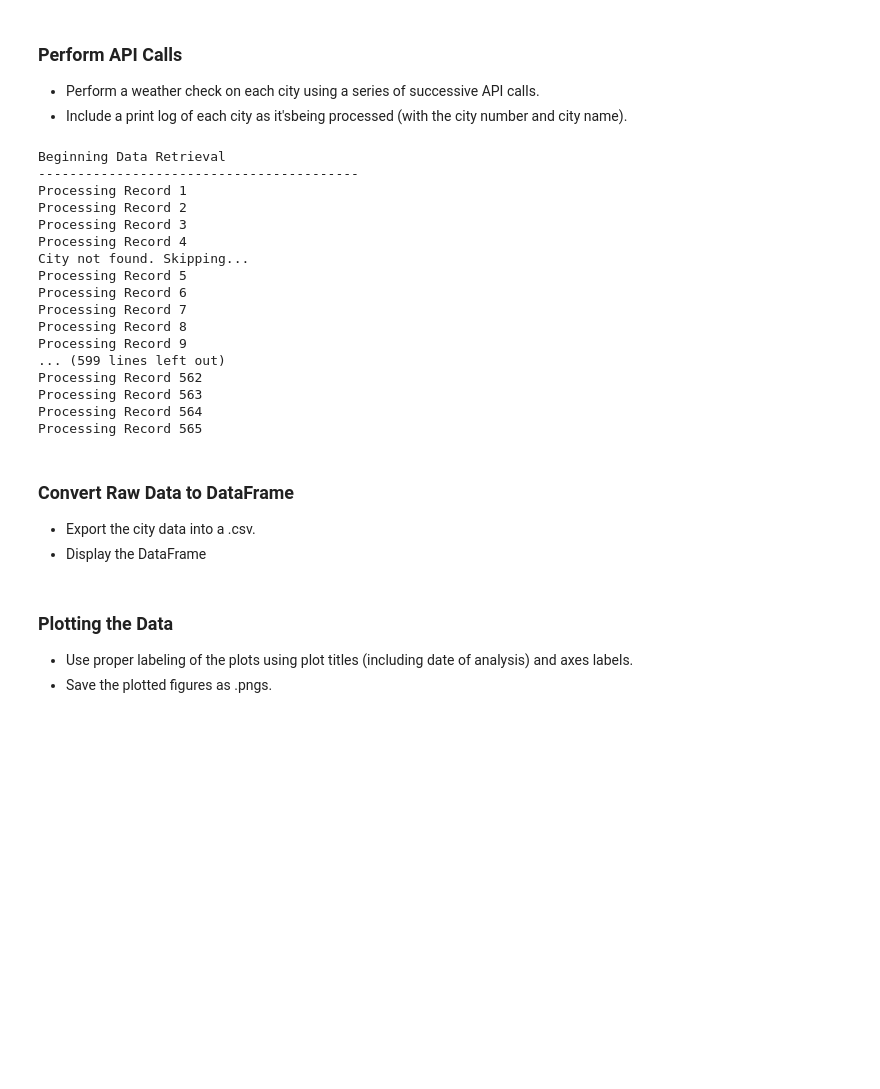
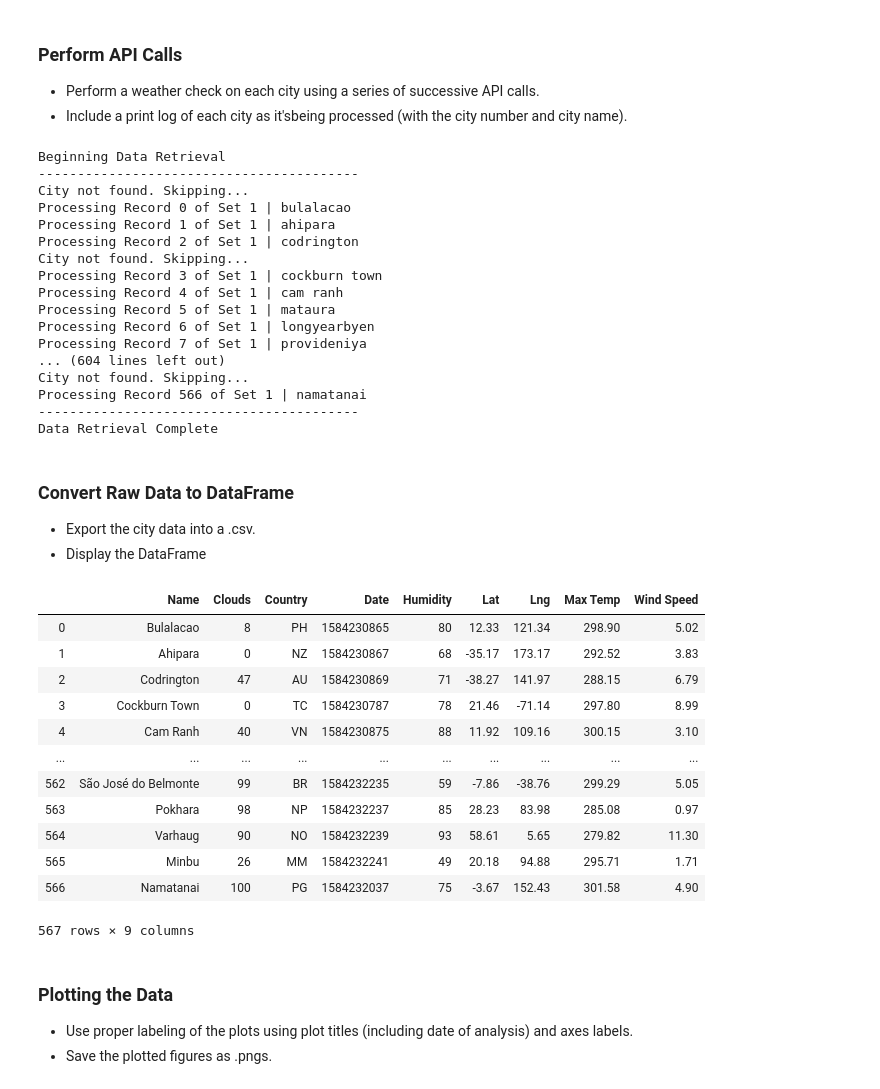
Before and after one commit to DarleneKo/api-challenge, a Jupyter notebook: starter_code/WeatherPy_Darlene.ipynb, the cells around one changed output. Drawn from its saved outputs; the diff is of its cells as text; code cells hidden in the pictures; blank space fills up the shorter version.

```diff
--- a/starter_code/WeatherPy_Darlene.ipynb
+++ b/starter_code/WeatherPy_Darlene.ipynb
@@ -56,20 +56,9 @@ len(cities)
 # %%
 # Save config information.
 base_url = "http://api.openweathermap.org/data/2.5/weather?"
-units = "metric"
 
 # Build partial query URL
 query_url = f"{base_url}appid={weather_api_key}&q="
-#query_url = f"{url}appid={weather_api_key}&units={units}&q="
-#print(query_url)
-
-# Build query URL
-#query_url = f"http://api.openweathermap.org/data/2.5/weather?q={city}&appid={weather_api_key}"
-
-# Build query URL
-#query_url = url + "appid=" + weather_api_key + "&q=" + str(city)
-#api.openweathermap.org/data/2.5/weather?q={city name}&appid={your api key}
-#query_url = url + "&q=" + str(city) + "&appid=" + weather_api_key
 
 # Initiate Count
 record_number = 0
@@ -90,17 +79,16 @@ wind_speed = []
 print(f"Beginning Data Retrieval")
 print(f"-----------------------------------------")
 
-# Loop through the list of cities and perform a request for data on each
+# Loop through the list of cities
 for city in cities:
 
-    # Create search query, make request and store in json
+    # Create search query, make request and store in json with a 2 second timer for pausing to avoid temporarily blocking my OpenWeatherMap API key
+    weather_response = requests.get(query_url + str(city))
+    weather_response_json = weather_response.json()
+    time.sleep(2)
 
-
+    # Try to retrieve and store weather conditions into lists and if a random city is not found in the Open Weathermap then skip
     try:
-        weather_response = requests.get(query_url + str(city))
-        weather_response_json = weather_response.json()
-        time.sleep(2)
-
         name_city.append(weather_response_json["name"])
         cloudiness.append(weather_response_json["clouds"]["all"])
         country.append(weather_response_json["sys"]["country"])
@@ -111,30 +99,34 @@ for city in cities:
         max_temp.append(weather_response_json["main"]["temp_max"])
         wind_speed.append(weather_response_json["wind"]["speed"])
 
-        #print(f"Processing Record {record_number} of Set {record_set} | {city}")
+        print(f"Processing Record {record_number} of Set {record_set} | {city}")
         record_number += 1
-        print(f"Processing Record {record_number}")
+        #print(f"Processing Record {record_number}")
+
     except:
         # Append null values
         print("City not found. Skipping...")
+
+print(f"-----------------------------------------")
+print(f"Data Retrieval Complete")
 # %% [output]
 Beginning Data Retrieval
 -----------------------------------------
-Processing Record 1
-Processing Record 2
-Processing Record 3
-Processing Record 4
 City not found. Skipping...
-Processing Record 5
-Processing Record 6
-Processing Record 7
-Processing Record 8
-Processing Record 9
-... (599 lines left out)
-Processing Record 562
-Processing Record 563
-Processing Record 564
-Processing Record 565
+Processing Record 0 of Set 1 | bulalacao
+Processing Record 1 of Set 1 | ahipara
+Processing Record 2 of Set 1 | codrington
+City not found. Skipping...
+Processing Record 3 of Set 1 | cockburn town
+Processing Record 4 of Set 1 | cam ranh
+Processing Record 5 of Set 1 | mataura
+Processing Record 6 of Set 1 | longyearbyen
+Processing Record 7 of Set 1 | provideniya
+... (604 lines left out)
+City not found. Skipping...
+Processing Record 566 of Set 1 | namatanai
+-----------------------------------------
+Data Retrieval Complete
 # %% [markdown]
 ### Convert Raw Data to DataFrame
 * Export the city data into a .csv.
@@ -142,18 +134,33 @@ Processing Record 565
 # %%
 # Create a data frame from lists defined above
 
 weather_dictionary = {"Name": name_city,
                       "Clouds": cloudiness,
                       "Country": country,
                       "Date": date,
                       "Humidity": humidity,
                       "Lat": latitude,
                       "Lng": longitude,
                       "Max Temp": max_temp,
                       "Wind Speed": wind_speed}
 
 weather_data = pd.DataFrame(weather_dictionary)
+weather_data.to_csv("weather_output.csv")
 weather_data
+# %% [output]
+|  | Name | Clouds | Country | Date | Humidity | Lat | Lng | Max Temp | Wind Speed |
+| 0 | Bulalacao | 8 | PH | 1584230865 | 80 | 12.33 | 121.34 | 298.90 | 5.02 |
+| 1 | Ahipara | 0 | NZ | 1584230867 | 68 | -35.17 | 173.17 | 292.52 | 3.83 |
+| 2 | Codrington | 47 | AU | 1584230869 | 71 | -38.27 | 141.97 | 288.15 | 6.79 |
+| 3 | Cockburn Town | 0 | TC | 1584230787 | 78 | 21.46 | -71.14 | 297.80 | 8.99 |
+| 4 | Cam Ranh | 40 | VN | 1584230875 | 88 | 11.92 | 109.16 | 300.15 | 3.10 |
+| ... | ... | ... | ... | ... | ... | ... | ... | ... | ... |
+| 562 | São José do Belmonte | 99 | BR | 1584232235 | 59 | -7.86 | -38.76 | 299.29 | 5.05 |
+| 563 | Pokhara | 98 | NP | 1584232237 | 85 | 28.23 | 83.98 | 285.08 | 0.97 |
+| 564 | Varhaug | 90 | NO | 1584232239 | 93 | 58.61 | 5.65 | 279.82 | 11.30 |
+| 565 | Minbu | 26 | MM | 1584232241 | 49 | 20.18 | 94.88 | 295.71 | 1.71 |
+| 566 | Namatanai | 100 | PG | 1584232037 | 75 | -3.67 | 152.43 | 301.58 | 4.90 |
+567 rows × 9 columns
 # %% [markdown]
 ### Plotting the Data
 * Use proper labeling of the plots using plot titles (including date of analysis) and axes labels.
```
Also changed, not shown: parts of 1 cell of this notebook, 3 other files.
